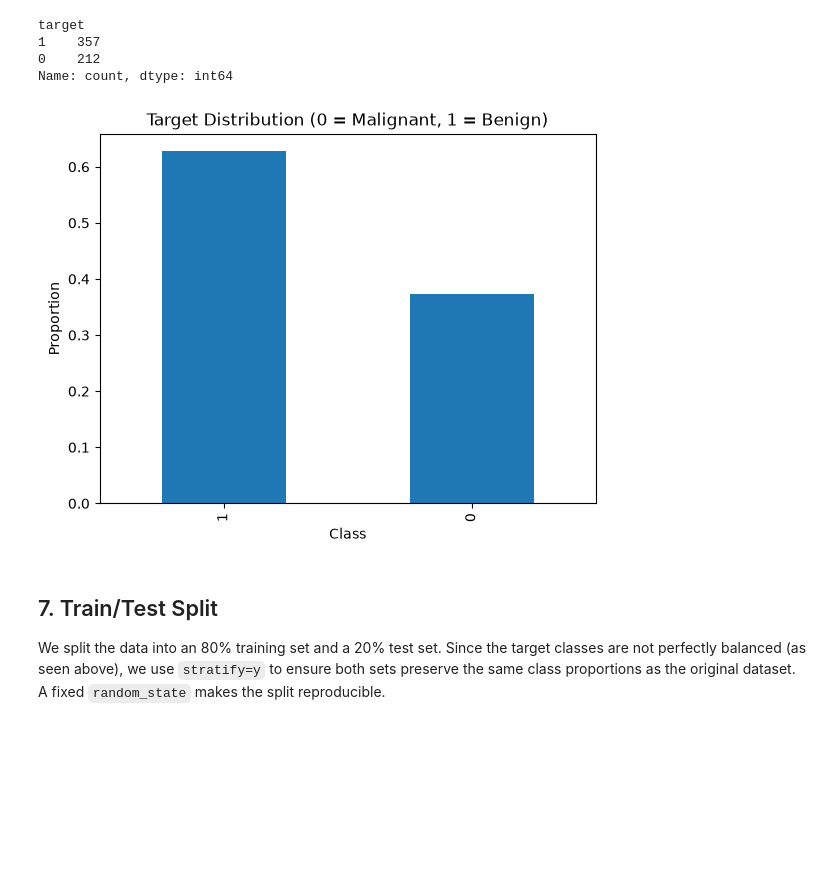
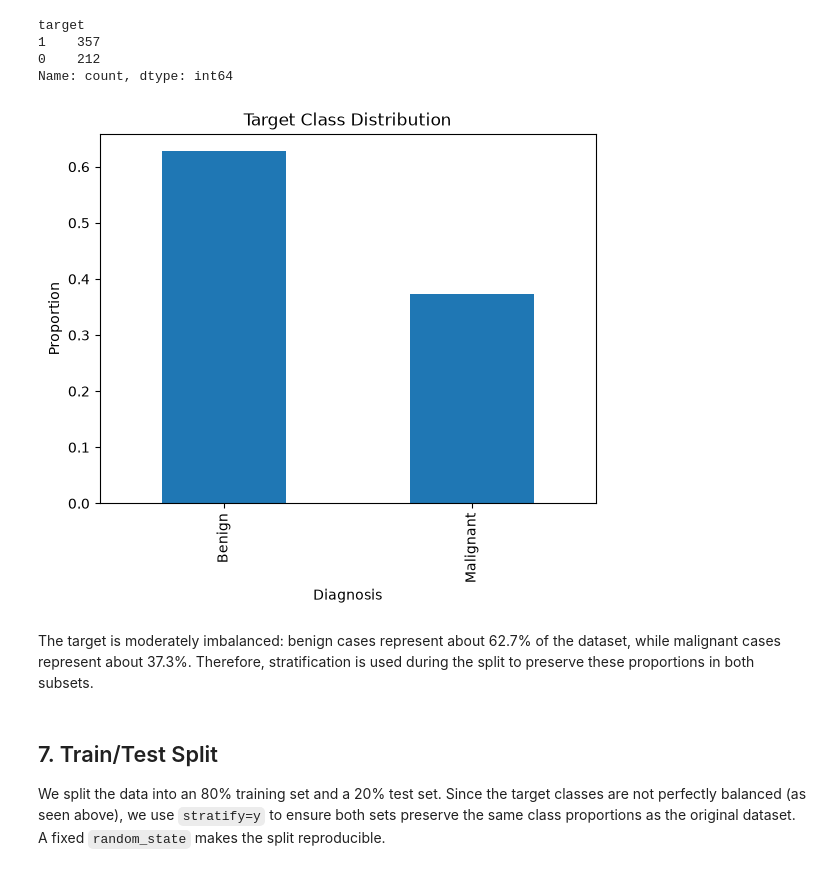
Before and after one commit to haithamhroob/binx-ai-ml-internship, a Jupyter notebook: week3/day1/day1.ipynb, the cells around one changed output. Saved outputs shown, nothing was run; the diff lists cells and outputs as text; code cells hidden in the pictures; blank space fills up the shorter version.

```diff
--- a/week3/day1/day1.ipynb
+++ b/week3/day1/day1.ipynb
@@ -91,13 +91,21 @@ target
 0    212
 Name: count, dtype: int64
 # %%
-y.value_counts(normalize=True).plot(kind="bar")
-plt.title("Target Distribution (0 = Malignant, 1 = Benign)")
-plt.xlabel("Class")
+target_labels = y.map({
+    0: "Malignant",
+    1: "Benign"
+})
+
+target_labels.value_counts(normalize=True).plot(kind="bar")
+
+plt.title("Target Class Distribution")
+plt.xlabel("Diagnosis")
 plt.ylabel("Proportion")
 plt.show()
 # %% [output]
-[figure, old version]
+[figure, new version]
+# %% [markdown]
+The target is moderately imbalanced: benign cases represent about 62.7% of the dataset, while malignant cases represent about 37.3%. Therefore, stratification is used during the split to preserve these proportions in both subsets.
 # %% [markdown]
 ## 7. Train/Test Split
 
```
Also changed, not shown: parts of 3 cells of this notebook, 2 other files.
